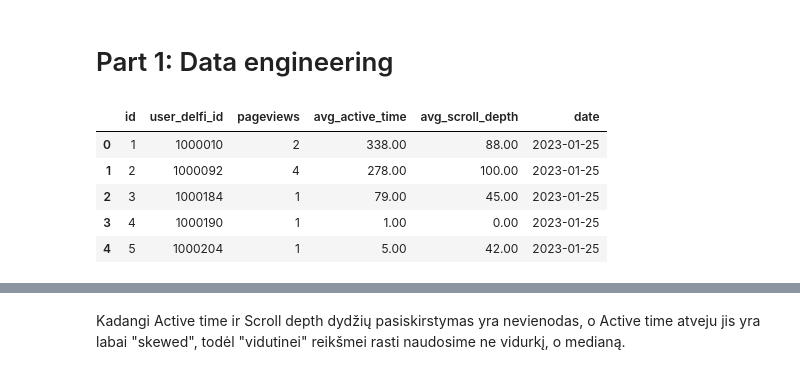
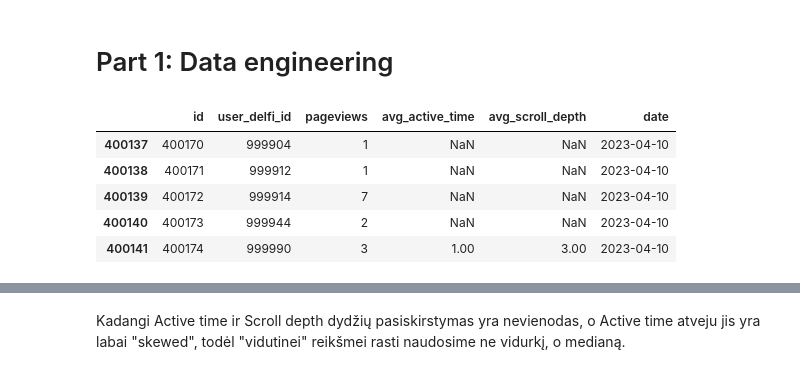
Before and after one commit to Gedas-LT/Paid-content-RFV-calculations, a Jupyter notebook: eda_notebook.ipynb, the cells around one changed output, grey strips where cells are left out. Saved outputs shown, nothing was run; the diff lists cells and outputs as text; code cells hidden in the pictures.

```diff
--- a/eda_notebook.ipynb
+++ b/eda_notebook.ipynb
@@ -54,14 +54,14 @@ with engine.connect().execution_options(autocommit=True) as conn:
 
 activity_query_data = pd.DataFrame(activity_query_sql.fetchall())
 # %%
-activity_query_data.head()
+activity_query_data.tail()
 # %% [output]
 |  | id | user_delfi_id | pageviews | avg_active_time | avg_scroll_depth | date |
-| 0 | 1 | 1000010 | 2 | 338.00 | 88.00 | 2023-01-25 |
-| 1 | 2 | 1000092 | 4 | 278.00 | 100.00 | 2023-01-25 |
-| 2 | 3 | 1000184 | 1 | 79.00 | 45.00 | 2023-01-25 |
-| 3 | 4 | 1000190 | 1 | 1.00 | 0.00 | 2023-01-25 |
-| 4 | 5 | 1000204 | 1 | 5.00 | 42.00 | 2023-01-25 |
+| 400137 | 400170 | 999904 | 1 | NaN | NaN | 2023-04-10 |
+| 400138 | 400171 | 999912 | 1 | NaN | NaN | 2023-04-10 |
+| 400139 | 400172 | 999914 | 7 | NaN | NaN | 2023-04-10 |
+| 400140 | 400173 | 999944 | 2 | NaN | NaN | 2023-04-10 |
+| 400141 | 400174 | 999990 | 3 | 1.00 | 3.00 | 2023-04-10 |
 # %%
 #activity_query_data["activity_date"] = activity_query_data["timestamp"].dt.date
 #activity_query_data["activity_year"] = activity_query_data["timestamp"].dt.year
```
Also changed, not shown: parts of 32 cells of this notebook, 1 other file.
